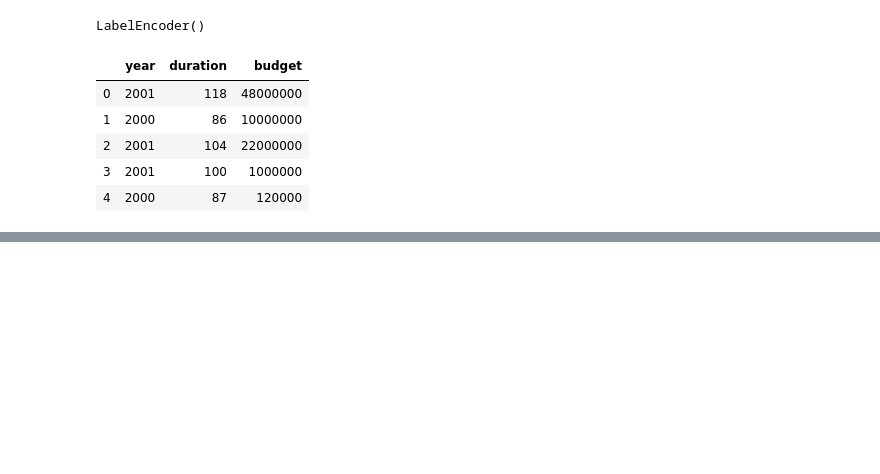
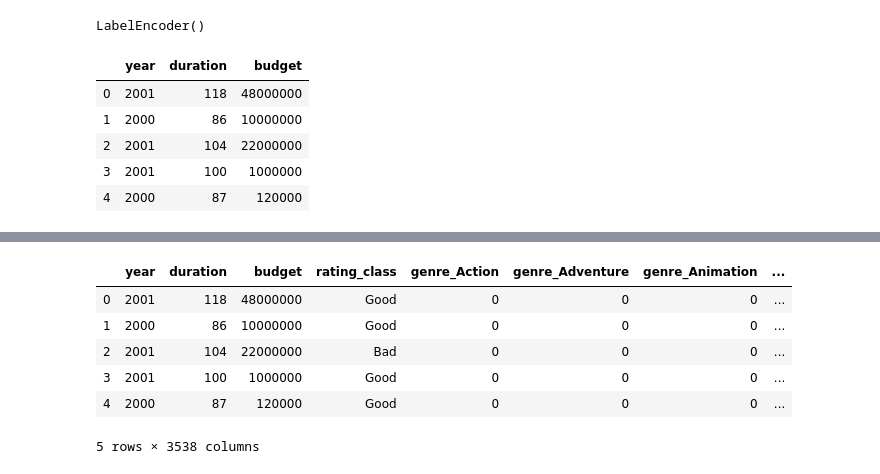
Before and after one commit to dclarke044/Final_Project, a Jupyter notebook: svm.ipynb, the cells around one changed output, grey strips where cells are left out. Drawn from its saved outputs; the diff is of its cells as text; code cells hidden in the pictures; blank space fills up the shorter version.

```diff
--- a/svm.ipynb
+++ b/svm.ipynb
@@ -75,0 +147,12 @@ print('Test Acc: %.3f' % model.score(X_test, y_test))
+# %%
+# Dummy Encoding for genre column
+data_binary_encoded = pd.get_dummies(df, columns= ["genre", "director"])
+data_binary_encoded.head()
+# %% [output]
+|  | year | duration | budget | rating_class | genre_Action | genre_Adventure | genre_Animation | ... |
+| 0 | 2001 | 118 | 48000000 | Good | 0 | 0 | 0 | ... |
+| 1 | 2000 | 86 | 10000000 | Good | 0 | 0 | 0 | ... |
+| 2 | 2001 | 104 | 22000000 | Bad | 0 | 0 | 0 | ... |
+| 3 | 2001 | 100 | 1000000 | Good | 0 | 0 | 0 | ... |
+| 4 | 2000 | 87 | 120000 | Good | 0 | 0 | 0 | ... |
+5 rows × 3538 columns
```
Also changed, not shown: parts of 13 cells of this notebook.
